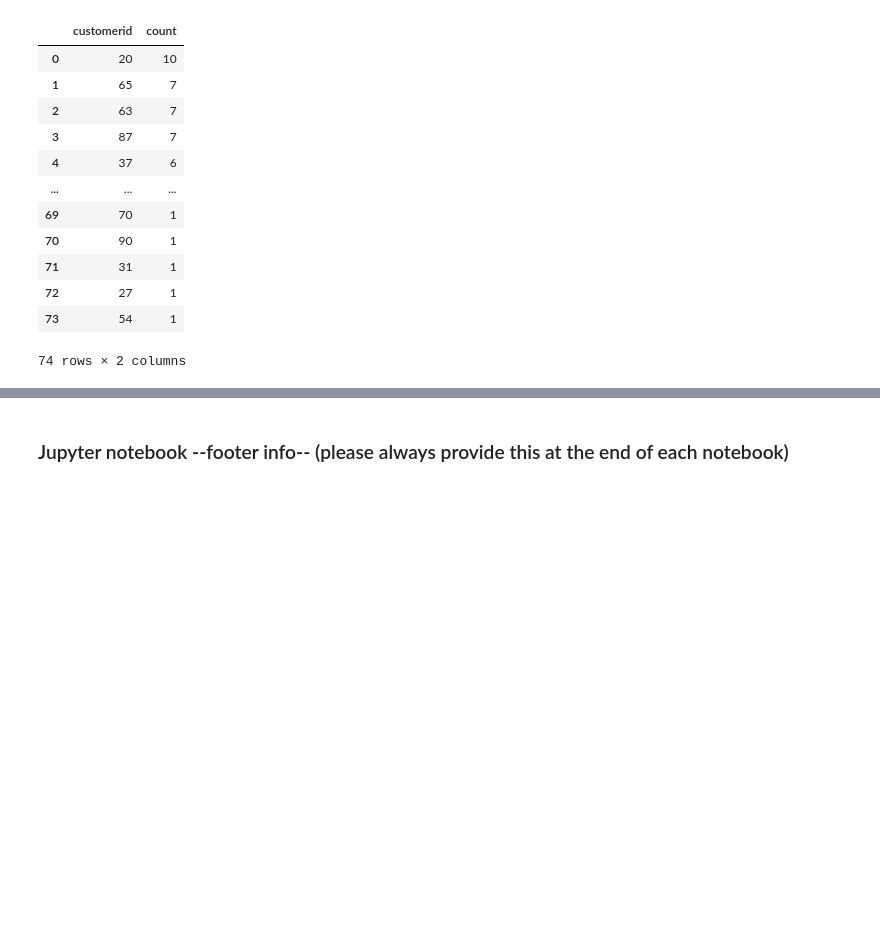
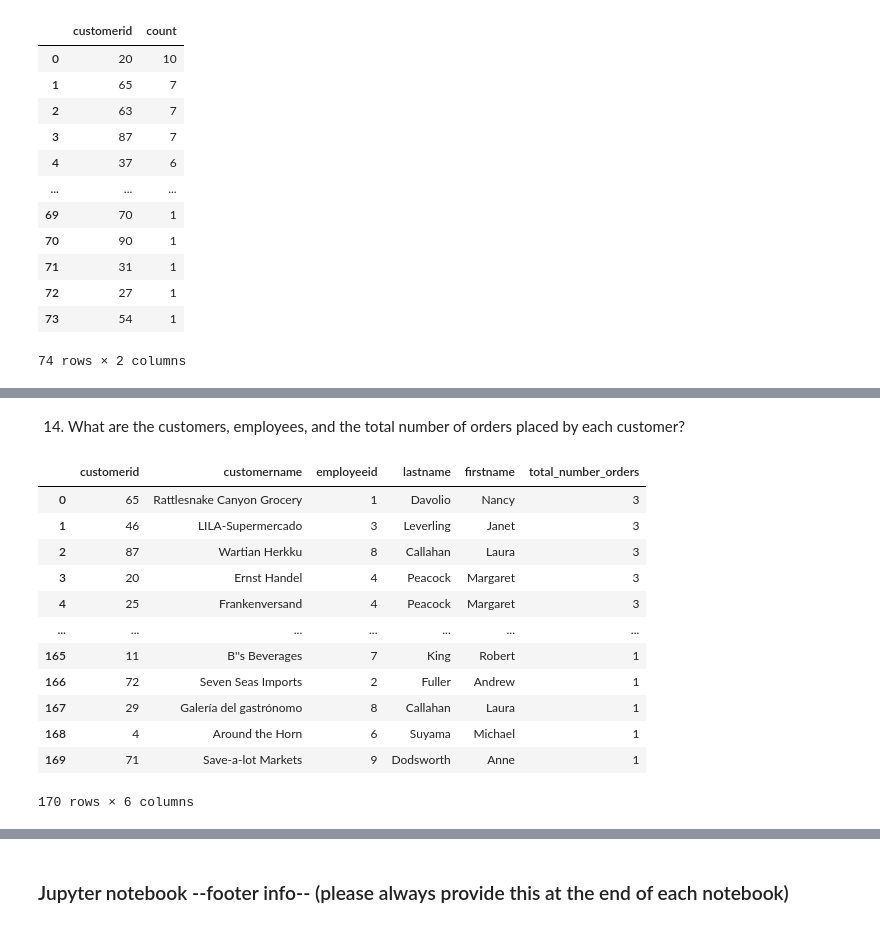
Before and after one commit to Ruzica12344/python_postgresql_pgadmin, a Jupyter notebook: postgres_northwind_data.ipynb, the cells around one changed output, grey strips where cells are left out. Drawn from its saved outputs; the diff is of its cells as text; code cells hidden in the pictures; blank space fills up the shorter version.

```diff
--- a/postgres_northwind_data.ipynb
+++ b/postgres_northwind_data.ipynb
@@ -325,0 +602,29 @@ df_q3
+# %% [markdown]
+14. What are the customers, employees, and the total number of orders placed by each customer?
+# %%
+engine=create_engine(db_connection_url)
+
+df_q14=pd.read_sql_query('''SELECT c.CustomerID,c.customername,e.EmployeeID, e.lastname, e.firstname, COUNT(o.orderid) AS total_number_orders
+FROM employees e
+JOIN orders o ON e.employeeid=o.employeeid
+JOIN customers c ON c.customerid = o.customerid
+GROUP BY c.CustomerID, c.customername,e.EmployeeID, e.lastname, e.firstname
+ORDER BY total_number_orders DESC
+''', con=engine)
+
+engine.dispose()
+df_q14
+# %% [output]
+|  | customerid | customername | employeeid | lastname | firstname | total_number_orders |
+| 0 | 65 | Rattlesnake Canyon Grocery | 1 | Davolio | Nancy | 3 |
+| 1 | 46 | LILA-Supermercado | 3 | Leverling | Janet | 3 |
+| 2 | 87 | Wartian Herkku | 8 | Callahan | Laura | 3 |
+| 3 | 20 | Ernst Handel | 4 | Peacock | Margaret | 3 |
+| 4 | 25 | Frankenversand | 4 | Peacock | Margaret | 3 |
+| ... | ... | ... | ... | ... | ... | ... |
+| 165 | 11 | B''s Beverages | 7 | King | Robert | 1 |
+| 166 | 72 | Seven Seas Imports | 2 | Fuller | Andrew | 1 |
+| 167 | 29 | Galería del gastrónomo | 8 | Callahan | Laura | 1 |
+| 168 | 4 | Around the Horn | 6 | Suyama | Michael | 1 |
+| 169 | 71 | Save-a-lot Markets | 9 | Dodsworth | Anne | 1 |
+170 rows × 6 columns
```
Also changed, not shown: parts of 25 cells of this notebook.
